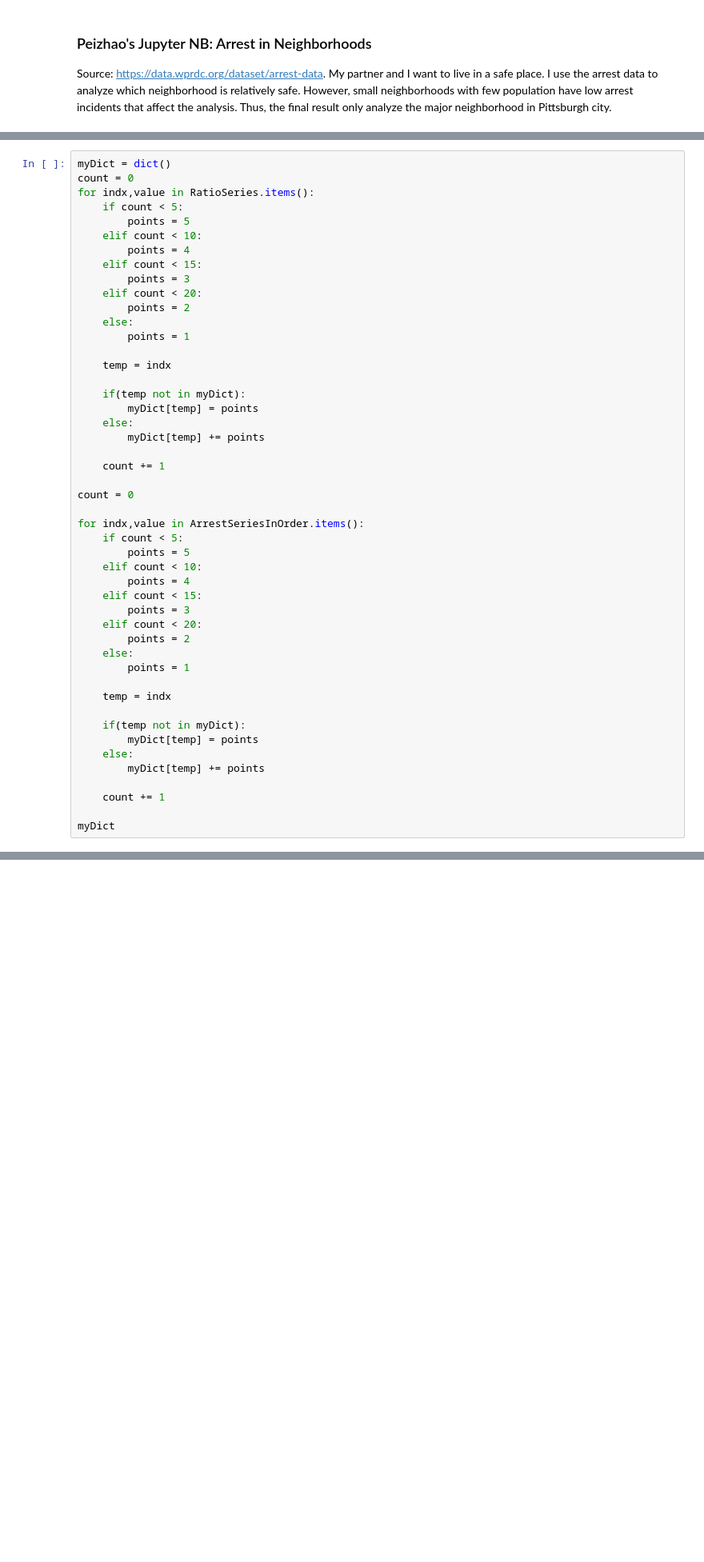
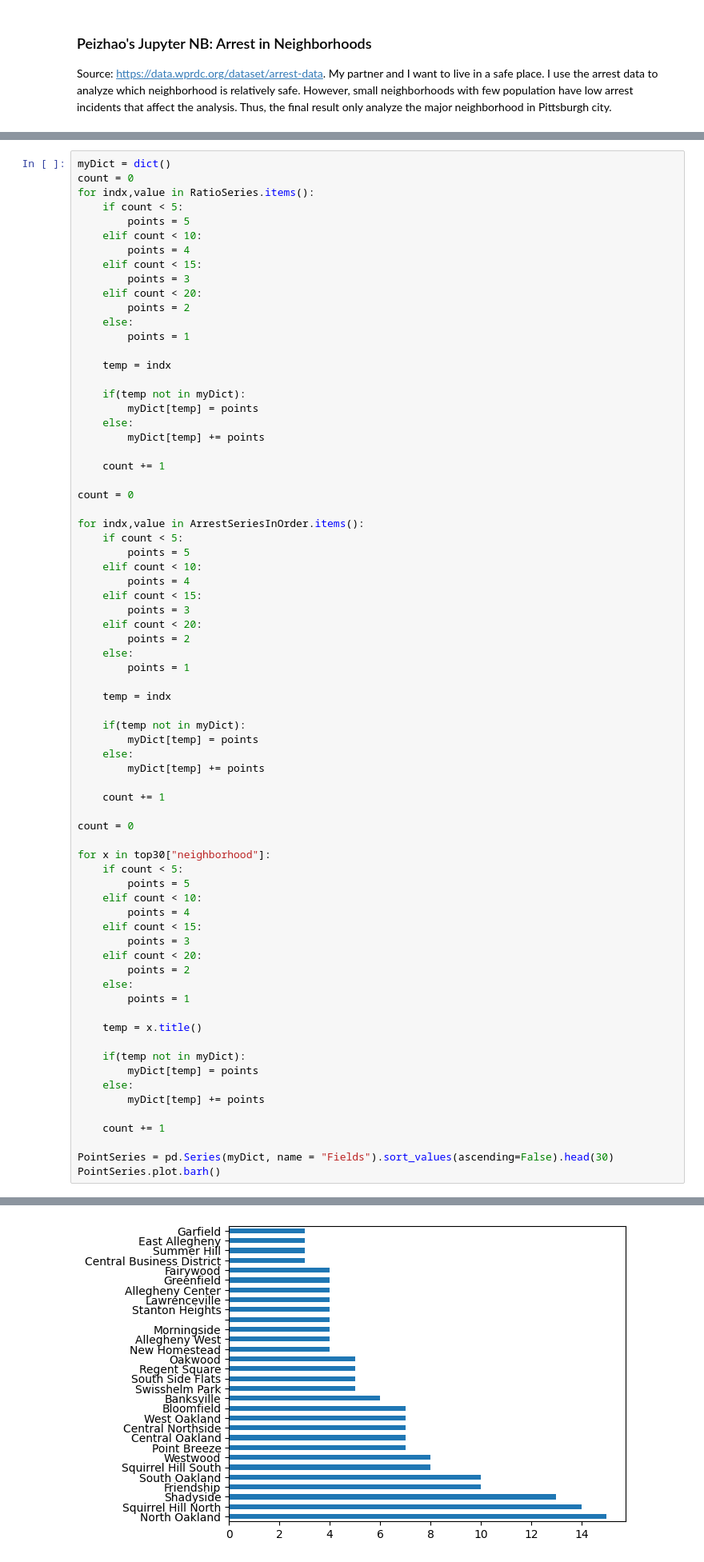
Before and after one commit to pem70/CMPINF-0010-Final-Project-Group-7, a Jupyter notebook: Group7.ipynb, the cells around one changed output, grey strips where cells are left out. Shown: that part at 80% size. Drawn from its saved outputs; the diff is of its cells as text; blank space fills up the shorter version.

```diff
--- a/Group7.ipynb
+++ b/Group7.ipynb
@@ -301,5 +299,29 @@ for indx,value in ArrestSeriesInOrder.items():
 
     count += 1
 
-myDict
+count = 0
+
+for x in top30["neighborhood"]:
+    if count < 5:
+        points = 5
+    elif count < 10:
+        points = 4
+    elif count < 15:
+        points = 3
+    elif count < 20:
+        points = 2
+    else:
+        points = 1
+
+    temp = x.title()
+
+    if(temp not in myDict):
+        myDict[temp] = points
+    else:
+        myDict[temp] += points
+
+    count += 1
+
+PointSeries = pd.Series(myDict, name = "Fields").sort_values(ascending=False).head(30)
+PointSeries.plot.barh()
 # %% [output]
@@ -322,0 +329 @@ myDict
+[figure, added]
```
Also changed, not shown: parts of 6 cells of this notebook.
